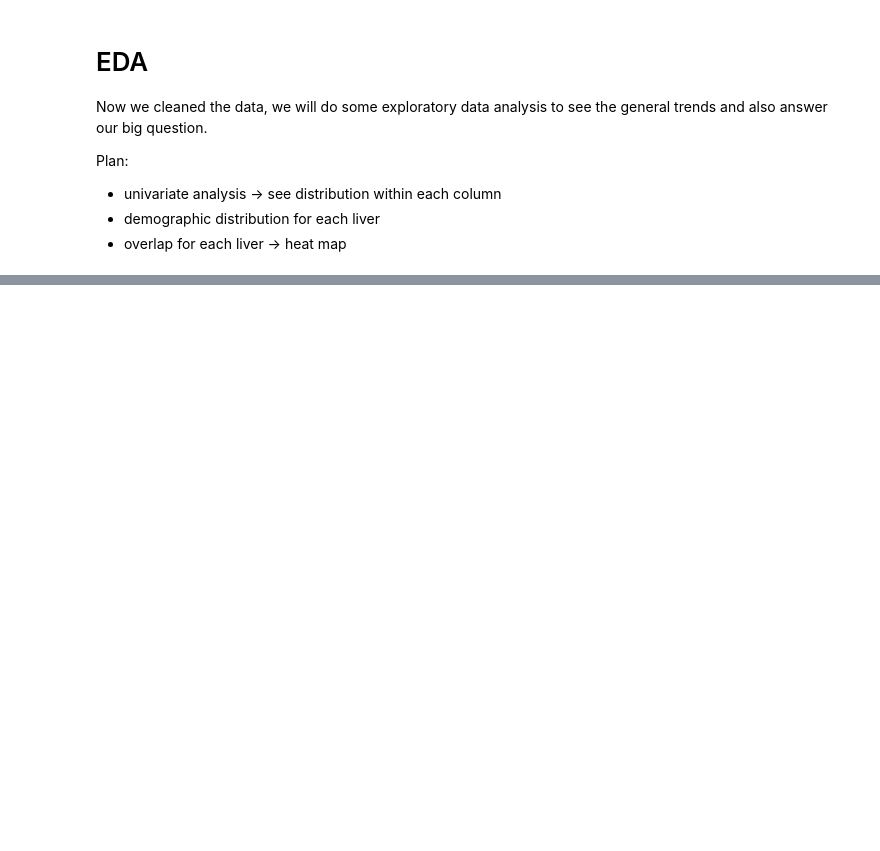
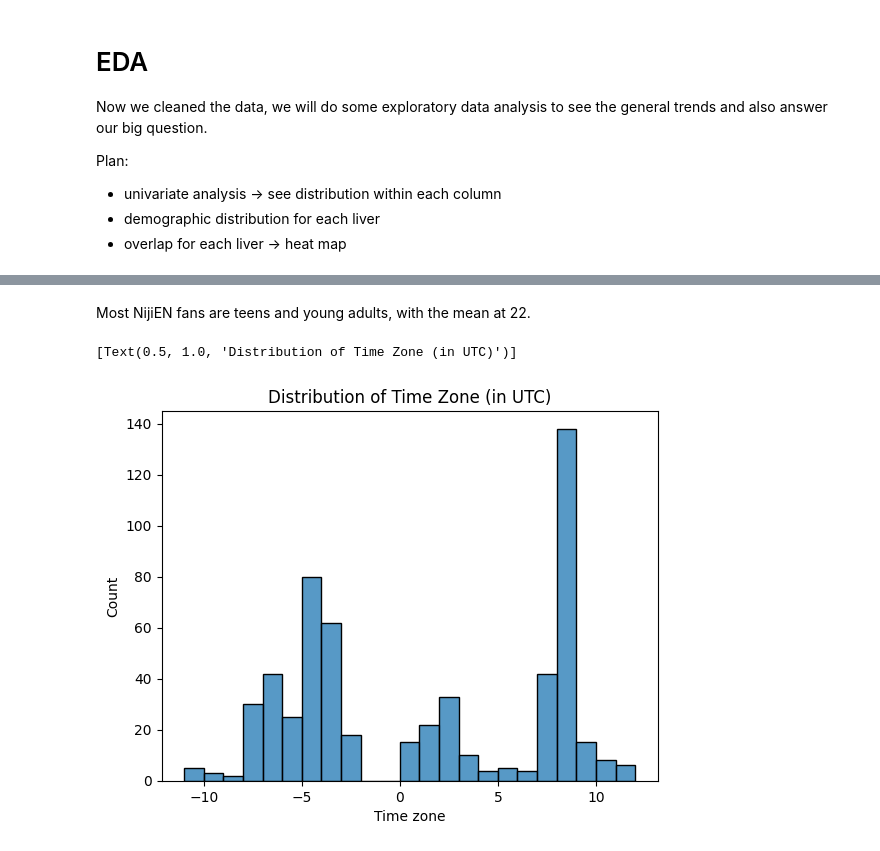
Before and after one commit to gkao25/nijiEN_fanbase_overlap, a Jupyter notebook: code.ipynb, the cells around one changed output, grey strips where cells are left out. Drawn from its saved outputs; the diff is of its cells as text; code cells hidden in the pictures; blank space fills up the shorter version.

```diff
--- a/code.ipynb
+++ b/code.ipynb
@@ -376,0 +404,8 @@ plt.show()
+# %% [markdown]
+Most NijiEN fans are teens and young adults, with the mean at 22.
+# %%
+# histogram for time zone
+sns.histplot(data, x='Time zone', binwidth=1).set(title='Distribution of Time Zone (in UTC)')
+# %% [output]
+[Text(0.5, 1.0, 'Distribution of Time Zone (in UTC)')]
+[figure, added]
```
Also changed, not shown: parts of 17 cells of this notebook, 1 other file.
